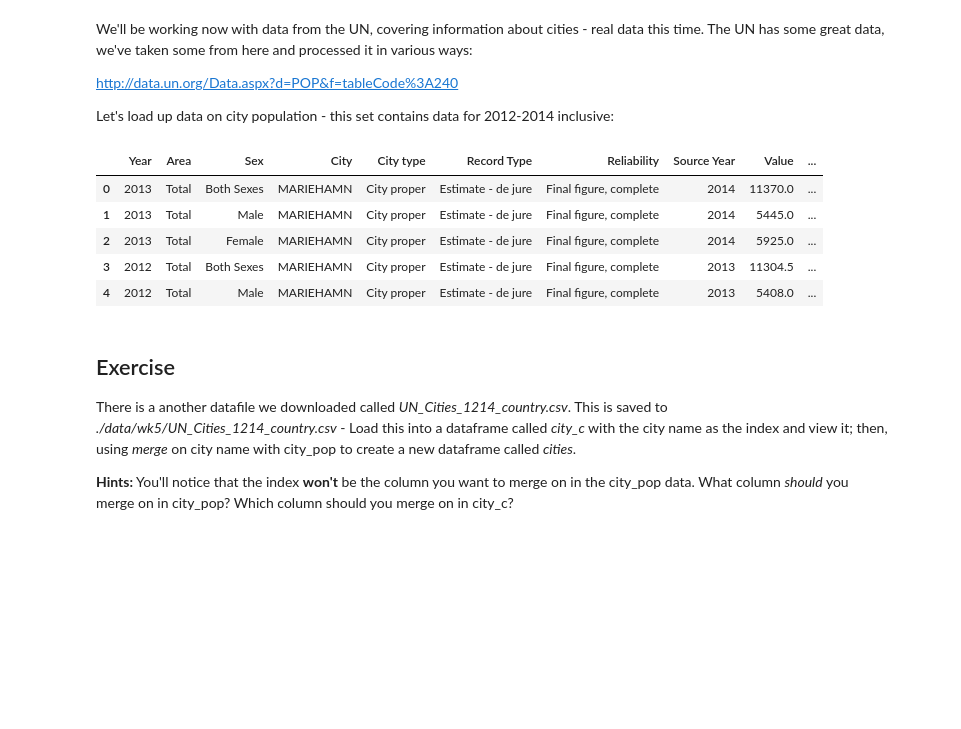
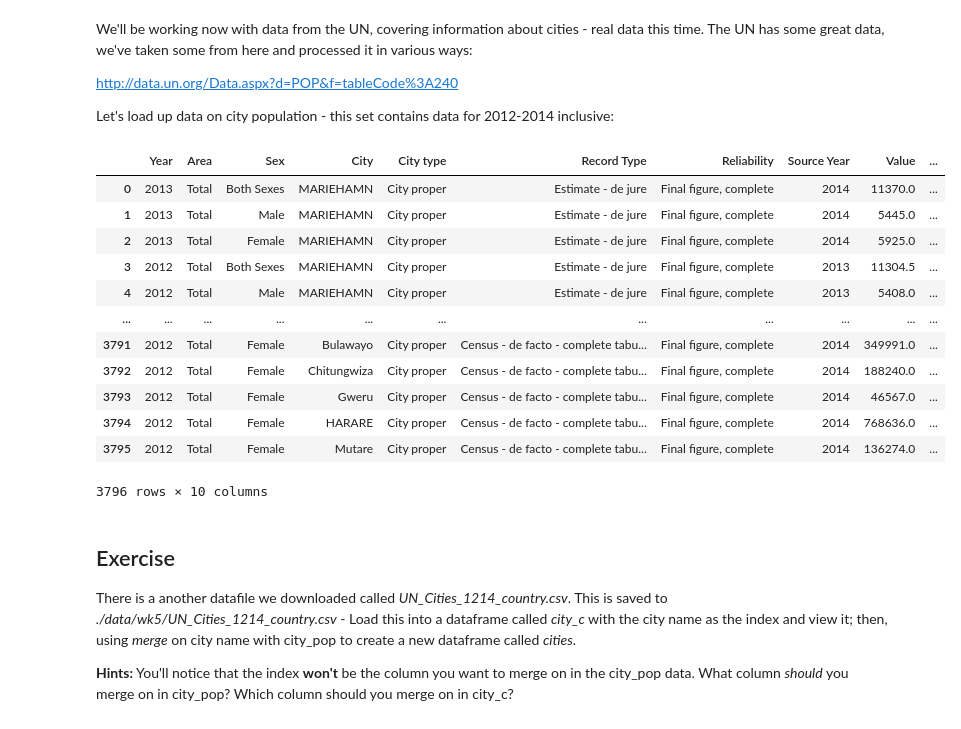
Before and after one commit to maayap/QM2, a Jupyter notebook: notebooks/W06. Merging and Joining.ipynb, the cells around one changed output. Drawn from its saved outputs; the diff is of its cells as text; code cells hidden in the pictures; blank space fills up the shorter version.

```diff
--- a/notebooks/W06. Merging and Joining.ipynb
+++ b/notebooks/W06. Merging and Joining.ipynb
@@ -349,15 +401,24 @@ Let's load up data on city population - this set contains data for 2012-2014 inc
 data_path = "./data/wk5/UN_Cities_1214_population.csv"
 
 city_pop = pd.read_csv(data_path, encoding='latin1')
+
+city_pop['City']=city_pop['City'].astype(str)
 # %%
-city_pop.head()
+city_pop
 # %% [output]
 |  | Year | Area | Sex | City | City type | Record Type | Reliability | Source Year | Value | ... |
 | 0 | 2013 | Total | Both Sexes | MARIEHAMN | City proper | Estimate - de jure | Final figure, complete | 2014 | 11370.0 | ... |
 | 1 | 2013 | Total | Male | MARIEHAMN | City proper | Estimate - de jure | Final figure, complete | 2014 | 5445.0 | ... |
 | 2 | 2013 | Total | Female | MARIEHAMN | City proper | Estimate - de jure | Final figure, complete | 2014 | 5925.0 | ... |
 | 3 | 2012 | Total | Both Sexes | MARIEHAMN | City proper | Estimate - de jure | Final figure, complete | 2013 | 11304.5 | ... |
 | 4 | 2012 | Total | Male | MARIEHAMN | City proper | Estimate - de jure | Final figure, complete | 2013 | 5408.0 | ... |
+| ... | ... | ... | ... | ... | ... | ... | ... | ... | ... | ... |
+| 3791 | 2012 | Total | Female | Bulawayo | City proper | Census - de facto - complete tabu... | Final figure, complete | 2014 | 349991.0 | ... |
+| 3792 | 2012 | Total | Female | Chitungwiza | City proper | Census - de facto - complete tabu... | Final figure, complete | 2014 | 188240.0 | ... |
+| 3793 | 2012 | Total | Female | Gweru | City proper | Census - de facto - complete tabu... | Final figure, complete | 2014 | 46567.0 | ... |
+| 3794 | 2012 | Total | Female | HARARE | City proper | Census - de facto - complete tabu... | Final figure, complete | 2014 | 768636.0 | ... |
+| 3795 | 2012 | Total | Female | Mutare | City proper | Census - de facto - complete tabu... | Final figure, complete | 2014 | 136274.0 | ... |
+3796 rows × 10 columns
 # %% [markdown]
 ## Exercise
 
```
Also changed, not shown: parts of 37 cells of this notebook.
